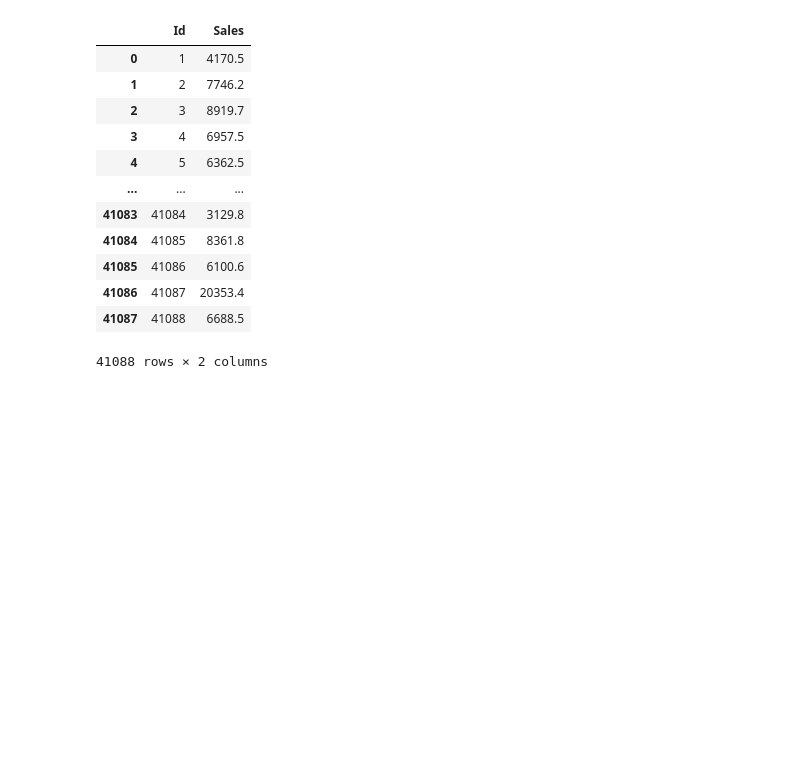
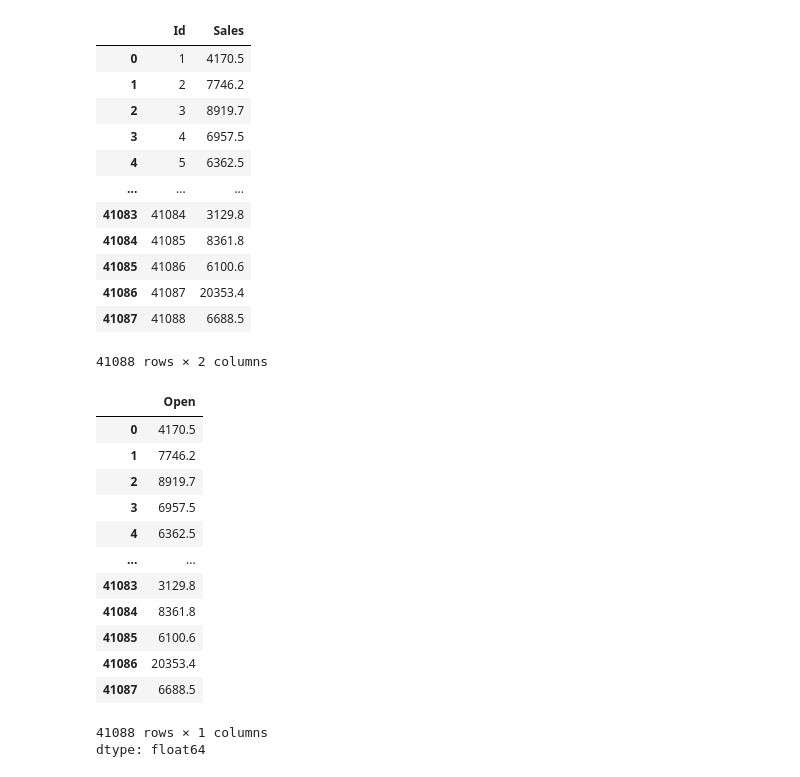
Before and after one commit to JohnUfo/python-and-scikit-tutorial, a Jupyter notebook: business_driven_ml_approach.ipynb, the cells around one changed output. Cells and saved outputs as stored; diff of their text form; code cells hidden in the pictures; blank space fills up the shorter version.

```diff
--- a/business_driven_ml_approach.ipynb
+++ b/business_driven_ml_approach.ipynb
@@ -553,3 +553,20 @@ submission_df
 | 41086 | 41087 | 20353.4 |
 | 41087 | 41088 | 6688.5 |
 41088 rows × 2 columns
+# %%
+test_df['Open'].fillna(1).astype('int') * test_preds
+# %% [output]
+|  | Open |
+| 0 | 4170.5 |
+| 1 | 7746.2 |
+| 2 | 8919.7 |
+| 3 | 6957.5 |
+| 4 | 6362.5 |
+| ... | ... |
+| 41083 | 3129.8 |
+| 41084 | 8361.8 |
+| 41085 | 6100.6 |
+| 41086 | 20353.4 |
+| 41087 | 6688.5 |
+41088 rows × 1 columns
+dtype: float64
```
Also changed, not shown: parts of 1 cell of this notebook.
